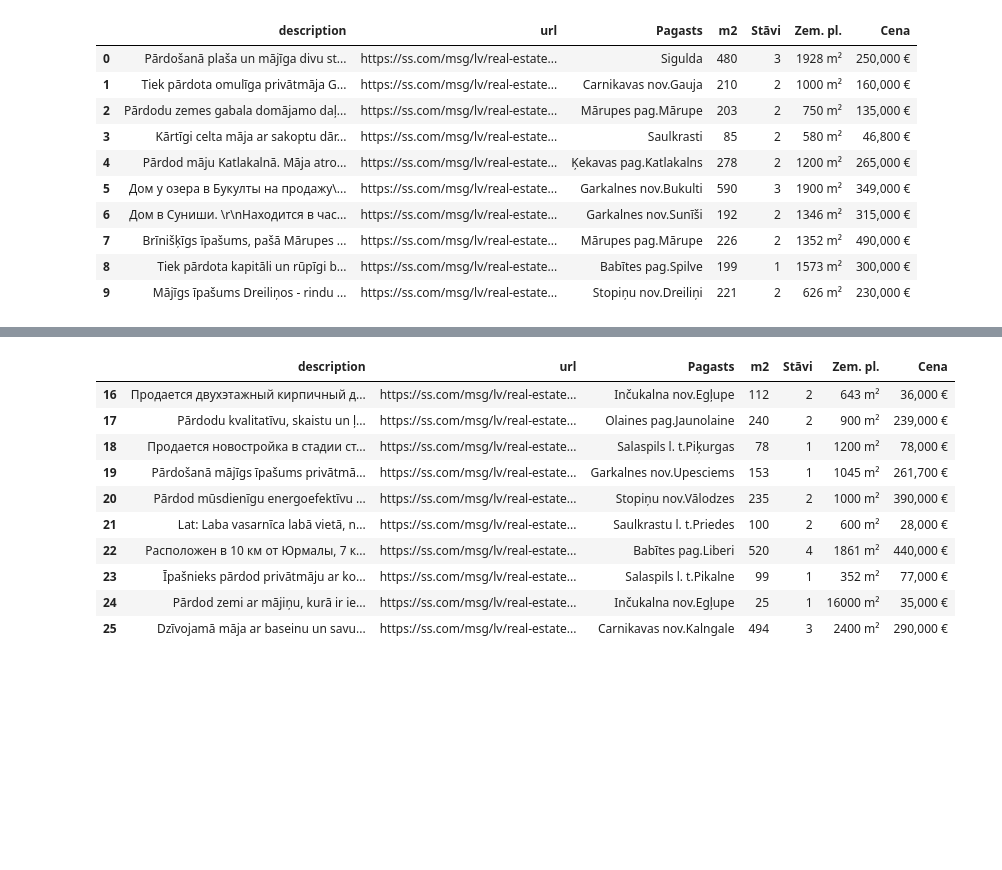
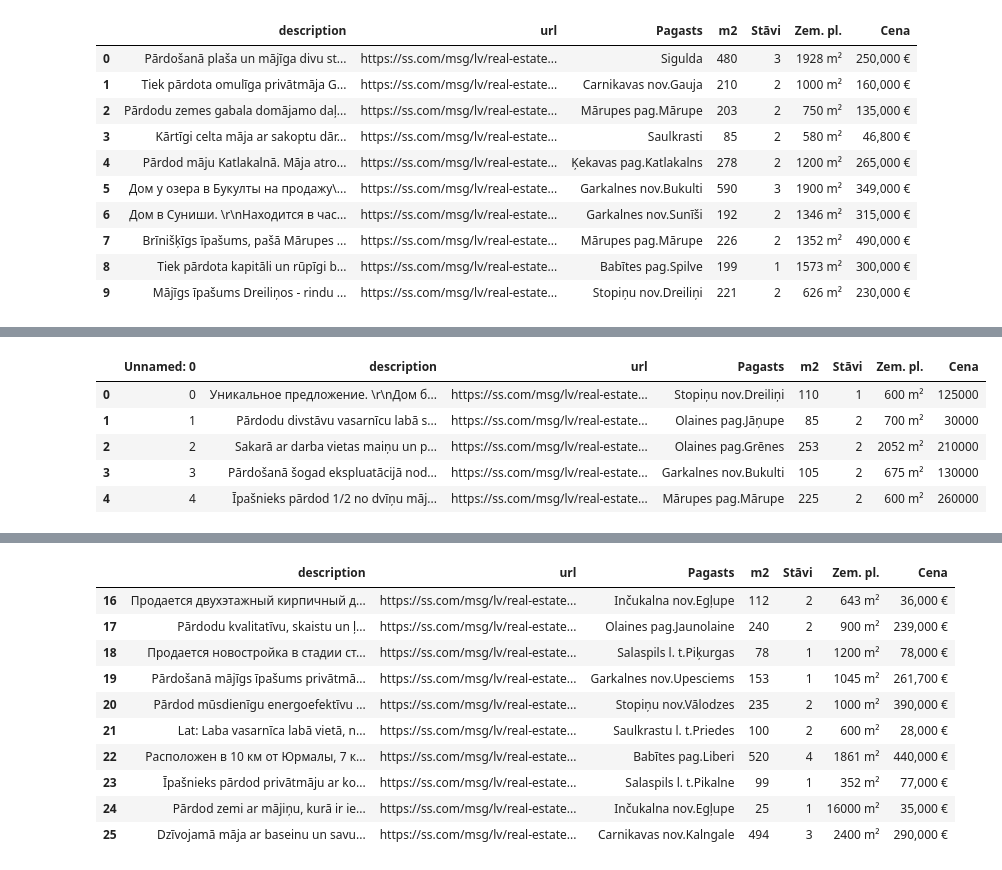
Before and after one commit to Vamir8429/Valerija_SheGoesTech, a Jupyter notebook: Day20_Web_Automation/Web Scraping Apartments copy.ipynb, the cells around one changed output, grey strips where cells are left out. Saved outputs shown, nothing was run; the diff lists cells and outputs as text; code cells hidden in the pictures; blank space fills up the shorter version.

```diff
--- a/Day20_Web_Automation/Web Scraping Apartments.ipynb
+++ b/Day20_Web_Automation/Web Scraping Apartments copy.ipynb
@@ -562,0 +749,9 @@ riga_region.head(10)
+# %%
+riga_region.head()
+# %% [output]
+|  | Unnamed: 0 | description | url | Pagasts | m2 | Stāvi | Zem. pl. | Cena |
+| 0 | 0 | Уникальное предложение. \r\nДом б... | https://ss.com/msg/lv/real-estate... | Stopiņu nov.Dreiliņi | 110 | 1 | 600 m² | 125000 |
+| 1 | 1 | Pārdodu divstāvu vasarnīcu labā s... | https://ss.com/msg/lv/real-estate... | Olaines pag.Jāņupe | 85 | 2 | 700 m² | 30000 |
+| 2 | 2 | Sakarā ar darba vietas maiņu un p... | https://ss.com/msg/lv/real-estate... | Olaines pag.Grēnes | 253 | 2 | 2052 m² | 210000 |
+| 3 | 3 | Pārdošanā šogad ekspluatācijā nod... | https://ss.com/msg/lv/real-estate... | Garkalnes nov.Bukulti | 105 | 2 | 675 m² | 130000 |
+| 4 | 4 | Īpašnieks pārdod 1/2 no dvīņu māj... | https://ss.com/msg/lv/real-estate... | Mārupes pag.Mārupe | 225 | 2 | 600 m² | 260000 |
```
Also changed, not shown: parts of 86 cells of this notebook, 10 other files.
